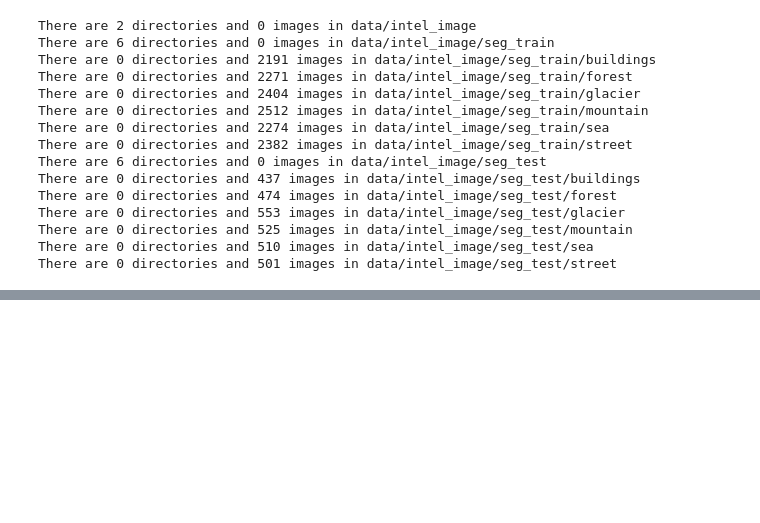
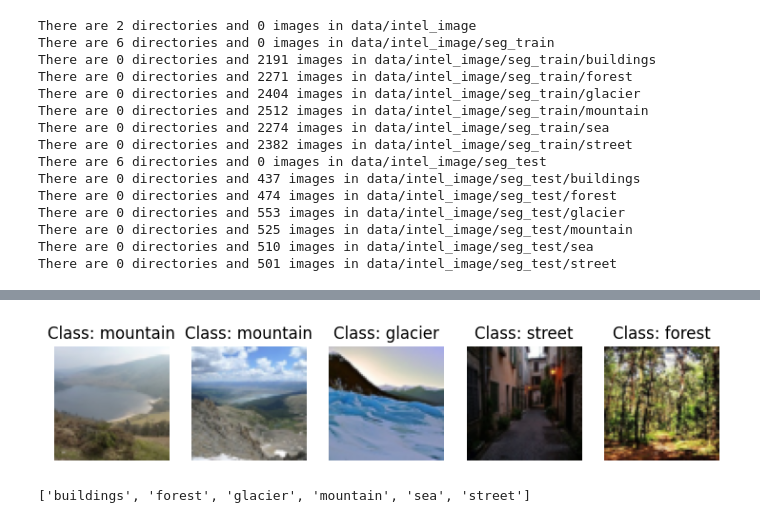
Before and after one commit to dogukangur0/Custom_Dataset, a Jupyter notebook: Intel_Images.ipynb, the cells around one changed output, grey strips where cells are left out. Cells and saved outputs as stored; diff of their text form; code cells hidden in the pictures; blank space fills up the shorter version.

```diff
--- a/Intel_Images.ipynb
+++ b/Intel_Images.ipynb
@@ -67,0 +145,7 @@ plt.axis("off")
+# %%
+# Turn Loadad Images Into DataLoader
+import os
+BATCH_SIZE = 32
+NUM_WORKERS = os.cpu_count()
+train_dataLoader = torch.utils.data.DataLoader(dataset = train_data, batch_size = BATCH_SIZE, num_workers = NUM_WORKERS, shuffle = True)
+test_dataLoader = torch.utils.data.DataLoader(dataset = test_data, batch_size = BATCH_SIZE, num_workers = NUM_WORKERS, shuffle = False)
@@ -67,0 +162,16 @@ plt.axis("off")
+# %%
+images, labels = next(iter(train_dataLoader))
+fig, axes = plt.subplots(1,5, figsize = (9,6))
+for i in range(5):
+  images = images.squeeze()
+  img = images[i].permute(1,2,0)
+  axes[i].imshow(img)
+  axes[i].set_title(f"Class: {train_data.classes[labels[i]]}")
+  axes[i].axis("off")
+# %% [output]
+[figure, added]
+# %%
+class_names = sorted([entry.name for entry in list(os.scandir(pathlib.Path("data/intel_image/seg_train")))])
+class_names
+# %% [output]
+['buildings', 'forest', 'glacier', 'mountain', 'sea', 'street']
```
Also changed, not shown: parts of 13 cells of this notebook.
